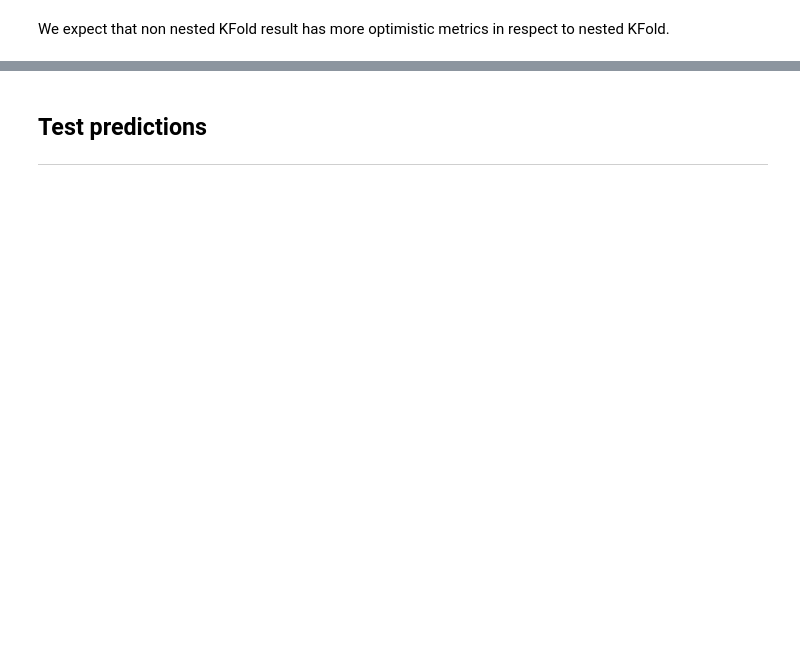
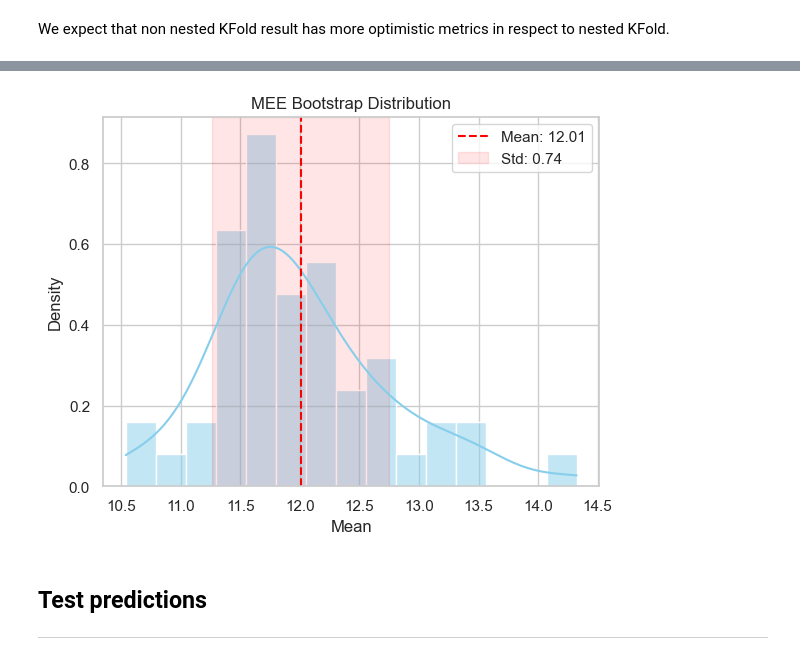
Before and after one commit to Borbico/Machine_Learning_Melaccio, a Jupyter notebook: notebooks/cup_KNN.ipynb, the cells around one changed output, grey strips where cells are left out. Saved outputs shown, nothing was run; the diff lists cells and outputs as text; code cells hidden in the pictures; blank space fills up the shorter version.

```diff
--- a/notebooks/cup_KNN.ipynb
+++ b/notebooks/cup_KNN.ipynb
@@ -244,0 +224,3 @@ cr.plot_kfold_metric([(non_nested_result,"Non-nested"), (nested_result, "Nested"
+# %%
+for metric in ["mee","mae","mse","rmse","r2"]:
+    display(cr.kfold_regression_table(nested_result, use=metric))
@@ -244,0 +275,7 @@ cr.plot_kfold_metric([(non_nested_result,"Non-nested"), (nested_result, "Nested"
+# %%
+importlib.reload(cr)
+bootstrap_samples = 50
+bootstrap_rstate = 42
+samples = cr.generate_bootstrap_samples_from_dataset(X_tr, y_tr, n_samples=bootstrap_samples, random_state=bootstrap_rstate)
+bootstrap_params = {"silence_output": True}
+bootstrap_scores = cr.bootstrap_out_of_bag_scores(nested_runner, X_tr, y_tr, samples, bootstrap_params=bootstrap_params)
@@ -245,3 +291,8 @@ cr.plot_kfold_metric([(non_nested_result,"Non-nested"), (nested_result, "Nested"
+# %%
+importlib.reload(cr)
+cr.plot_bootstrap_distribution([metric.mee for metric in bootstrap_scores])
+# %% [output]
+[figure, added]
 # %% [markdown]
 <h2>Test predictions</h2>
 <hr/>
```
Also changed, not shown: parts of 21 cells of this notebook, 14 other files.
